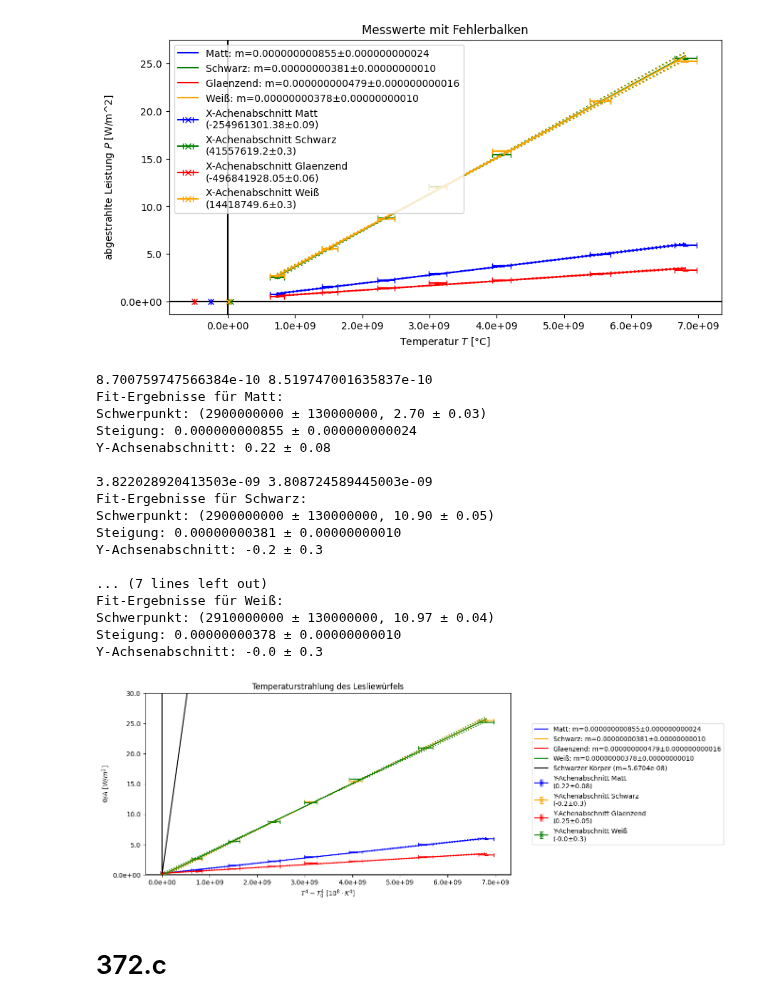
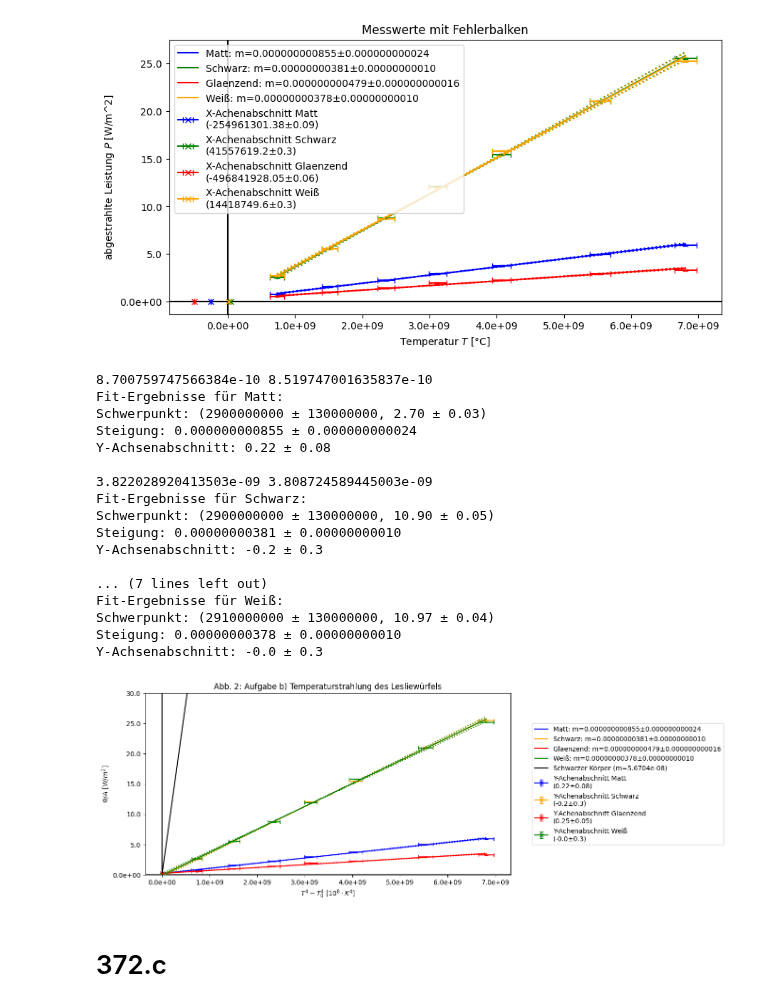
Before and after one commit to Patrixon0/data-analysis-plotting-tool, a Jupyter notebook: P3/Theo_Patrick/372/372_main.ipynb, the cells around one changed output. Saved outputs shown, nothing was run; the diff lists cells and outputs as text; code cells hidden in the pictures.

```diff
--- a/P3/Theo_Patrick/372/372_main.ipynb
+++ b/P3/Theo_Patrick/372/372_main.ipynb
@@ -174,31 +174,31 @@ Steigung: 0.00000000378 ± 0.00000000010
 Y-Achsenabschnitt: -0.0 ± 0.3
 [figure]
 # %%
-geraden_fit('b_plot.csv', title = 'Temperaturstrahlung des Lesliewürfels',
+geraden_fit('b_plot.csv', title = 'Abb. 2: Aufgabe b) Temperaturstrahlung des Lesliewürfels',
              x_label = r'$T^4-T_0^4 ~ [10^8 \cdot K^4]$', y_label = r'$\Phi/A ~ [W/m^2]$',
                 save = True, y_colors = ['blue', 'orange', 'red', 'green'],
                 focus_point = False, y_labels = ['Matt', 'Schwarz', 'Glaenzend', 'Weiß'], plot_x_inter = False, plot_errors=True, plot_y_inter=True,
                 Ursprungsgerade = 0.000000056704, y_max = 30, y_min = 0, legendlocation = 'outside right', Ursprungsgerade_title = 'Schwarzer Körper'
             )
 # %% [output]
 8.700759747566384e-10 8.519747001635837e-10
 Fit-Ergebnisse für Matt:
 Schwerpunkt: (2900000000 ± 130000000, 2.70 ± 0.03)
 Steigung: 0.000000000855 ± 0.000000000024
 Y-Achsenabschnitt: 0.22 ± 0.08
 
 3.822028920413503e-09 3.808724589445003e-09
 Fit-Ergebnisse für Schwarz:
 Schwerpunkt: (2900000000 ± 130000000, 10.90 ± 0.05)
 Steigung: 0.00000000381 ± 0.00000000010
 Y-Achsenabschnitt: -0.2 ± 0.3
 
 ... (7 lines left out)
 Fit-Ergebnisse für Weiß:
 Schwerpunkt: (2910000000 ± 130000000, 10.97 ± 0.04)
 Steigung: 0.00000000378 ± 0.00000000010
 Y-Achsenabschnitt: -0.0 ± 0.3
-[figure, old version]
+[figure, new version]
 # %% [markdown]
 # 372.c
 # %%
```
Also changed, not shown: parts of 3 cells of this notebook, 3 other files.
